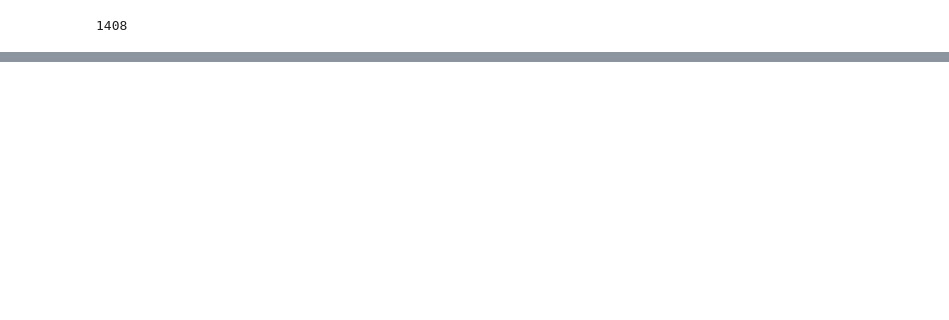
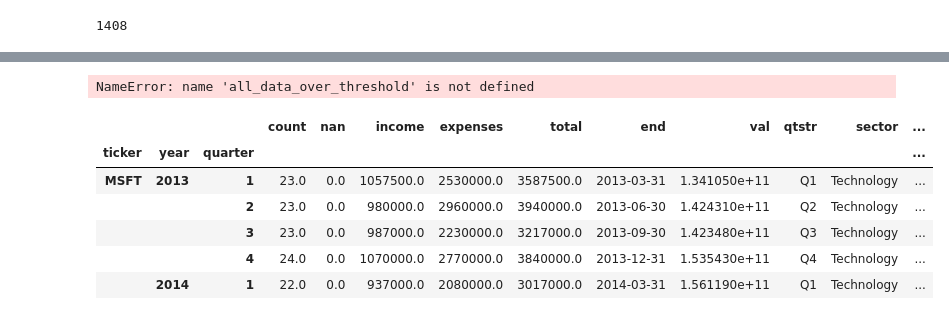
Before and after one commit to edwarddramirez/lobbying-market, a Jupyter notebook: lobbying_eda/combine-lda-market.ipynb, the cells around one changed output, grey strips where cells are left out. Drawn from its saved outputs; the diff is of its cells as text; code cells hidden in the pictures; blank space fills up the shorter version.

```diff
--- a/lobbying_eda/combine-lda-market.ipynb
+++ b/lobbying_eda/combine-lda-market.ipynb
@@ -419,0 +400,16 @@ all_data_merged_df.loc['DXR',:,:]
+# %%
+all_data_over_threshold.to_pickle('LDA_data/all_data_over_threshold.pkl')
+# %% [output]
+NameError: name 'all_data_over_threshold' is not defined
+# %%
+all_data_over_threshold= pd.read_pickle('LDA_data/all_data_over_threshold.pkl')
+# %%
+all_data_over_threshold.head()
+# %% [output]
+|  |  |  | count | nan | income | expenses | total | end | val | qtstr | sector | ... |
+| ticker | year | quarter |  |  |  |  |  |  |  |  |  | ... |
+| MSFT | 2013 | 1 | 23.0 | 0.0 | 1057500.0 | 2530000.0 | 3587500.0 | 2013-03-31 | 1.341050e+11 | Q1 | Technology | ... |
+|  |  | 2 | 23.0 | 0.0 | 980000.0 | 2960000.0 | 3940000.0 | 2013-06-30 | 1.424310e+11 | Q2 | Technology | ... |
+|  |  | 3 | 23.0 | 0.0 | 987000.0 | 2230000.0 | 3217000.0 | 2013-09-30 | 1.423480e+11 | Q3 | Technology | ... |
+|  |  | 4 | 24.0 | 0.0 | 1070000.0 | 2770000.0 | 3840000.0 | 2013-12-31 | 1.535430e+11 | Q4 | Technology | ... |
+|  | 2014 | 1 | 22.0 | 0.0 | 937000.0 | 2080000.0 | 3017000.0 | 2014-03-31 | 1.561190e+11 | Q1 | Technology | ... |
```
Also changed, not shown: parts of 11 cells of this notebook.
